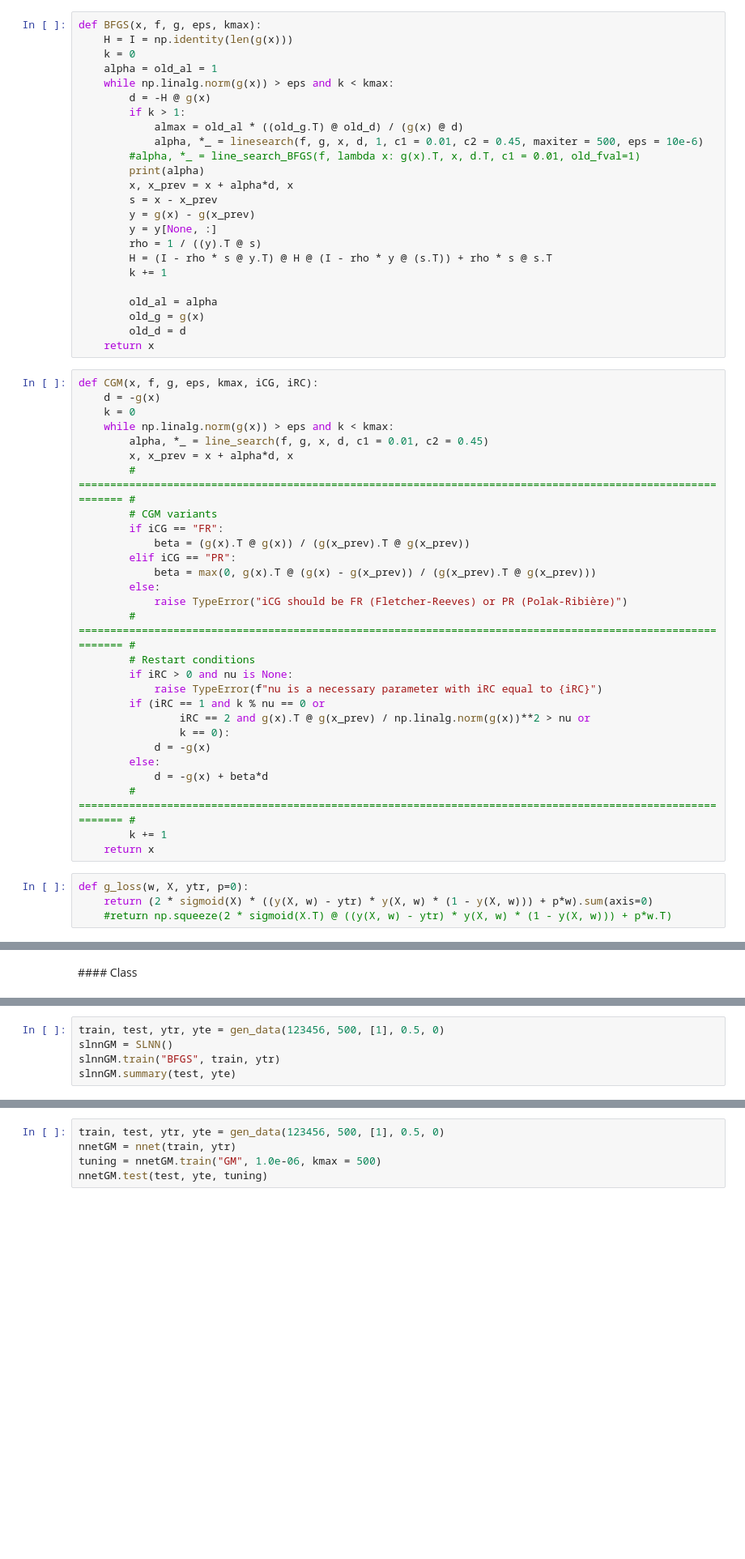
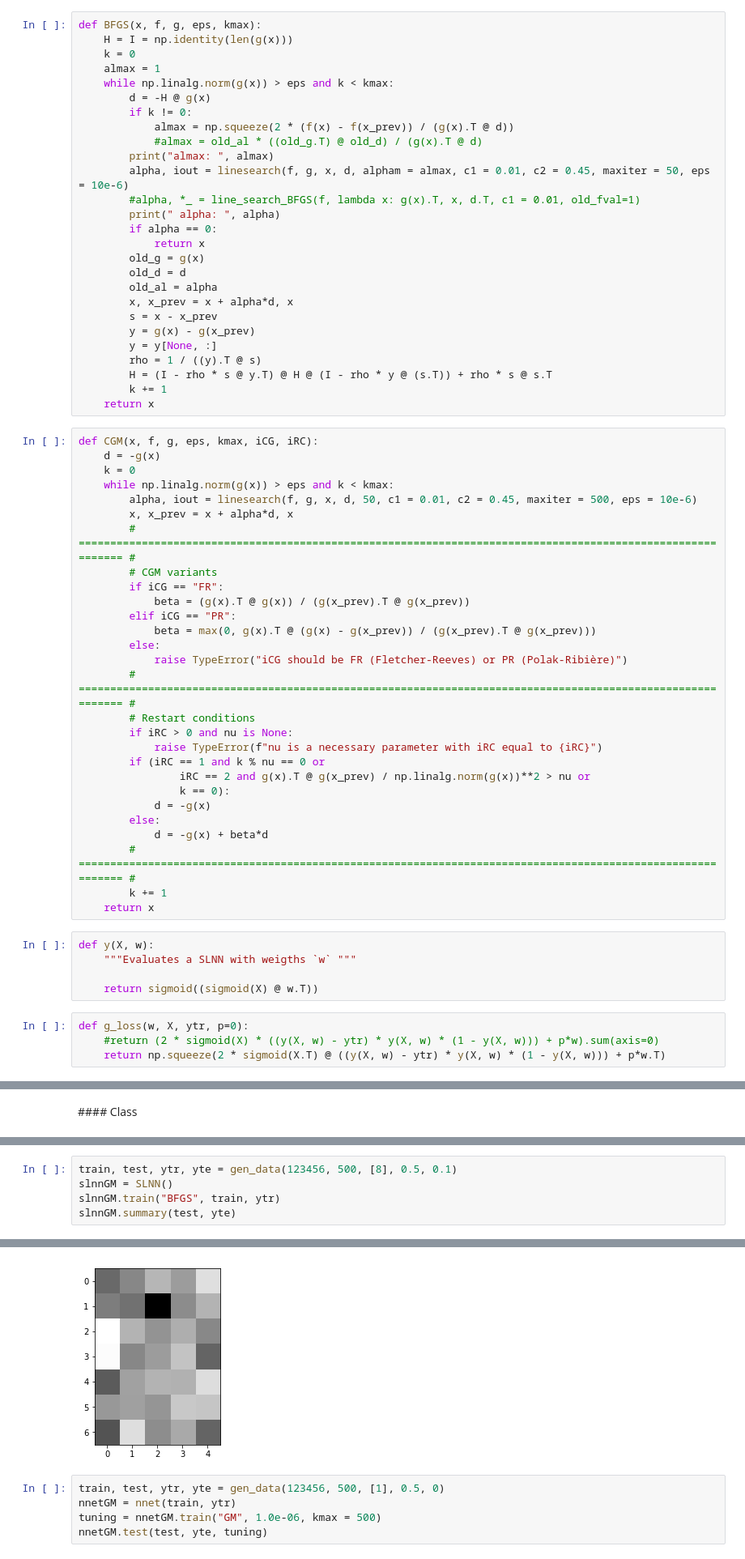
Before and after one commit to margaritageleta/SLNN, a Jupyter notebook: Untitled1.ipynb, the cells around one changed output, grey strips where cells are left out. Shown: that part at 81% size. Cells and saved outputs as stored; diff of their text form; blank space fills up the shorter version.

Commit message:
Fix test data

```diff
--- a/Untitled1.ipynb
+++ b/Untitled1.ipynb
@@ -36,14 +42,21 @@ from ls import linesearch
 def BFGS(x, f, g, eps, kmax):
     H = I = np.identity(len(g(x)))
     k = 0
-    alpha = old_al = 1
+    almax = 1
     while np.linalg.norm(g(x)) > eps and k < kmax:
         d = -H @ g(x)
-        if k > 1:
-            almax = old_al * ((old_g.T) @ old_d) / (g(x) @ d)
-            alpha, *_ = linesearch(f, g, x, d, 1, c1 = 0.01, c2 = 0.45, maxiter = 500, eps = 10e-6)
+        if k != 0:
+            almax = np.squeeze(2 * (f(x) - f(x_prev)) / (g(x).T @ d))
+            #almax = old_al * ((old_g.T) @ old_d) / (g(x).T @ d)
+        print("almax: ", almax)
+        alpha, iout = linesearch(f, g, x, d, alpham = almax, c1 = 0.01, c2 = 0.45, maxiter = 50, eps = 10e-6)
         #alpha, *_ = line_search_BFGS(f, lambda x: g(x).T, x, d.T, c1 = 0.01, old_fval=1)
-        print(alpha)
+        print(" alpha: ", alpha)
+        if alpha == 0:
+            return x
+        old_g = g(x)
+        old_d = d
+        old_al = alpha
         x, x_prev = x + alpha*d, x
         s = x - x_prev
         y = g(x) - g(x_prev)
@@ -51,17 +64,13 @@ def BFGS(x, f, g, eps, kmax):
         rho = 1 / ((y).T @ s)
         H = (I - rho * s @ y.T) @ H @ (I - rho * y @ (s.T)) + rho * s @ s.T
         k += 1
-
-        old_al = alpha
-        old_g = g(x)
-        old_d = d
     return x
 # %%
 def CGM(x, f, g, eps, kmax, iCG, iRC):
     d = -g(x)
     k = 0
     while np.linalg.norm(g(x)) > eps and k < kmax:
-        alpha, *_ = line_search(f, g, x, d, c1 = 0.01, c2 = 0.45)
+        alpha, iout = linesearch(f, g, x, d, 50, c1 = 0.01, c2 = 0.45, maxiter = 500, eps = 10e-6)
         x, x_prev = x + alpha*d, x
         # ============================================================================================================ #
         # CGM variants
@@ -84,7 +93,12 @@ def CGM(x, f, g, eps, kmax, iCG, iRC):
         # ============================================================================================================ #
         k += 1
     return x
+# %%
+def y(X, w):
+    """Evaluates a SLNN with weigths `w` """
+
+    return sigmoid((sigmoid(X) @ w.T))
 # %%
 def g_loss(w, X, ytr, p=0):
-    return (2 * sigmoid(X) * ((y(X, w) - ytr) * y(X, w) * (1 - y(X, w))) + p*w).sum(axis=0)
-    #return np.squeeze(2 * sigmoid(X.T) @ ((y(X, w) - ytr) * y(X, w) * (1 - y(X, w))) + p*w.T)
+    #return (2 * sigmoid(X) * ((y(X, w) - ytr) * y(X, w) * (1 - y(X, w))) + p*w).sum(axis=0)
+    return np.squeeze(2 * sigmoid(X.T) @ ((y(X, w) - ytr) * y(X, w) * (1 - y(X, w))) + p*w.T)
@@ -219,7 +343,8 @@ class SLNN:
             print("Gradient: \n", g_loss(self.weights, self.x, self.y, self.p))
             num_show(self.weights)
 # %%
-train, test, ytr, yte = gen_data(123456, 500, [1], 0.5, 0)
+train, test, ytr, yte = gen_data(123456, 500, [8], 0.5, 0.1)
 slnnGM = SLNN()
 slnnGM.train("BFGS", train, ytr)
 slnnGM.summary(test, yte)
+# %% [output]
@@ -226,3 +368,4 @@ slnnGM.summary(test, yte)
+[figure, added]
 # %%
 train, test, ytr, yte = gen_data(123456, 500, [1], 0.5, 0)
 nnetGM = nnet(train, ytr)
```
Also changed, not shown: parts of 17 cells of this notebook, 1 other file.
